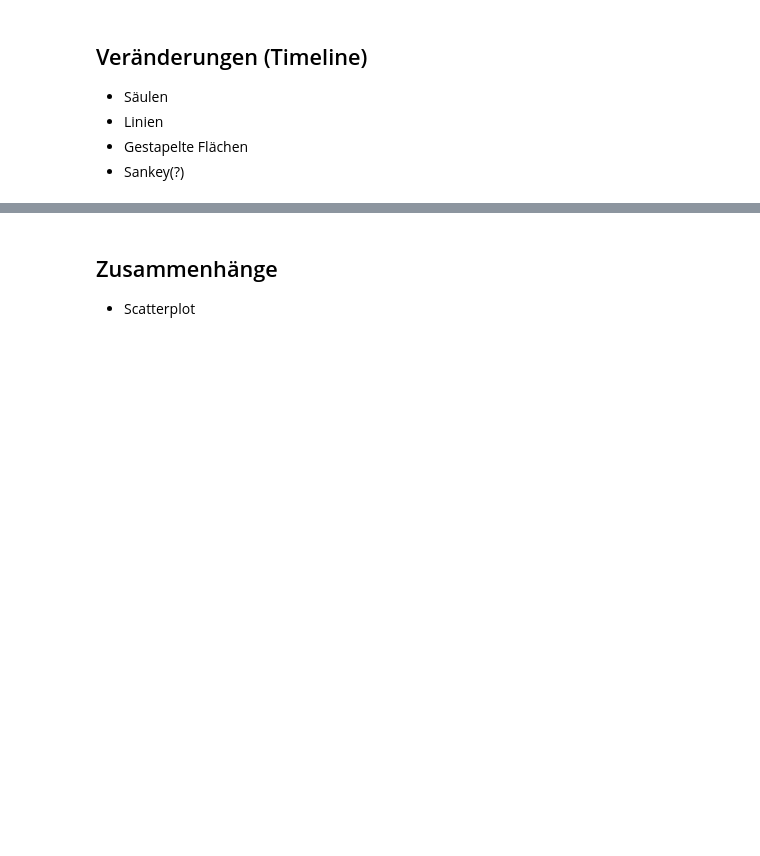
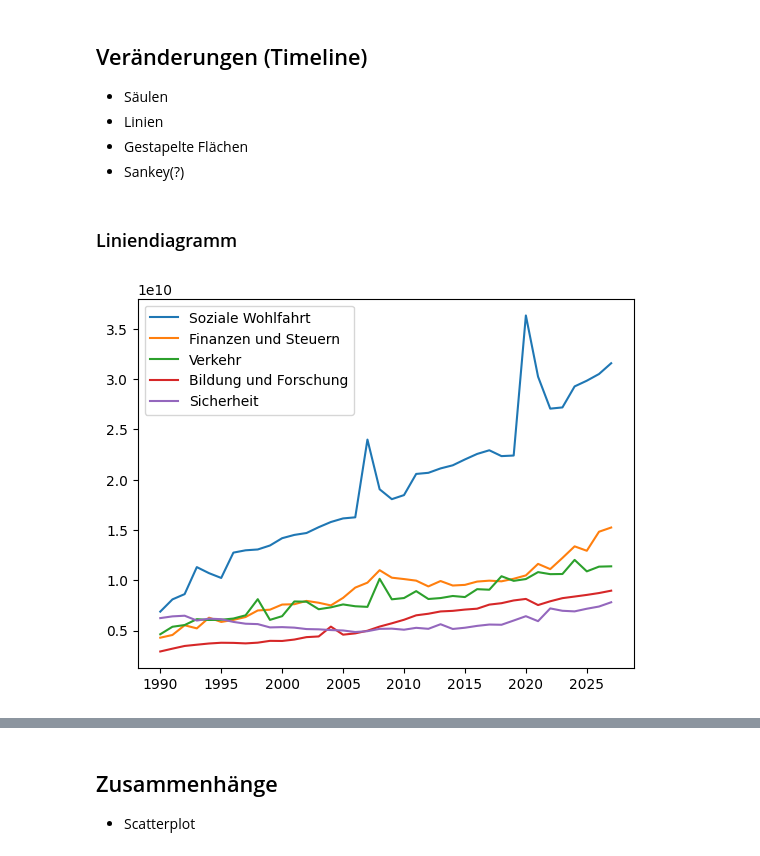
Before and after one commit to I-gW-23-27/Skript, a Jupyter notebook: docs/240701/datenvisualisierung.ipynb, the cells around one changed output, grey strips where cells are left out. Saved outputs shown, nothing was run; the diff lists cells and outputs as text; code cells hidden in the pictures; blank space fills up the shorter version.

```diff
--- a/docs/240701/datenvisualisierung.ipynb
+++ b/docs/240701/datenvisualisierung.ipynb
@@ -138,3 +138,17 @@ plt.show()
 * Linien
 * Gestapelte Flächen
 * Sankey(?)
+# %% [markdown]
+### Liniendiagramm
+# %%
+x = df_bundesfinanzen['Jahr']
+plt.plot(x, df_bundesfinanzen['Soziale Wohlfahrt'], label='Soziale Wohlfahrt')
+plt.plot(x, df_bundesfinanzen['Finanzen und Steuern'], label='Finanzen und Steuern')
+plt.plot(x, df_bundesfinanzen['Verkehr'], label='Verkehr')
+plt.plot(x, df_bundesfinanzen['Bildung und Forschung'], label='Bildung und Forschung')
+plt.plot(x, df_bundesfinanzen['Sicherheit'], label='Sicherheit')
+plt.legend()
+
+plt.show()
+# %% [output]
+[figure, added]
```
Also changed, not shown: parts of 1 cell of this notebook.
